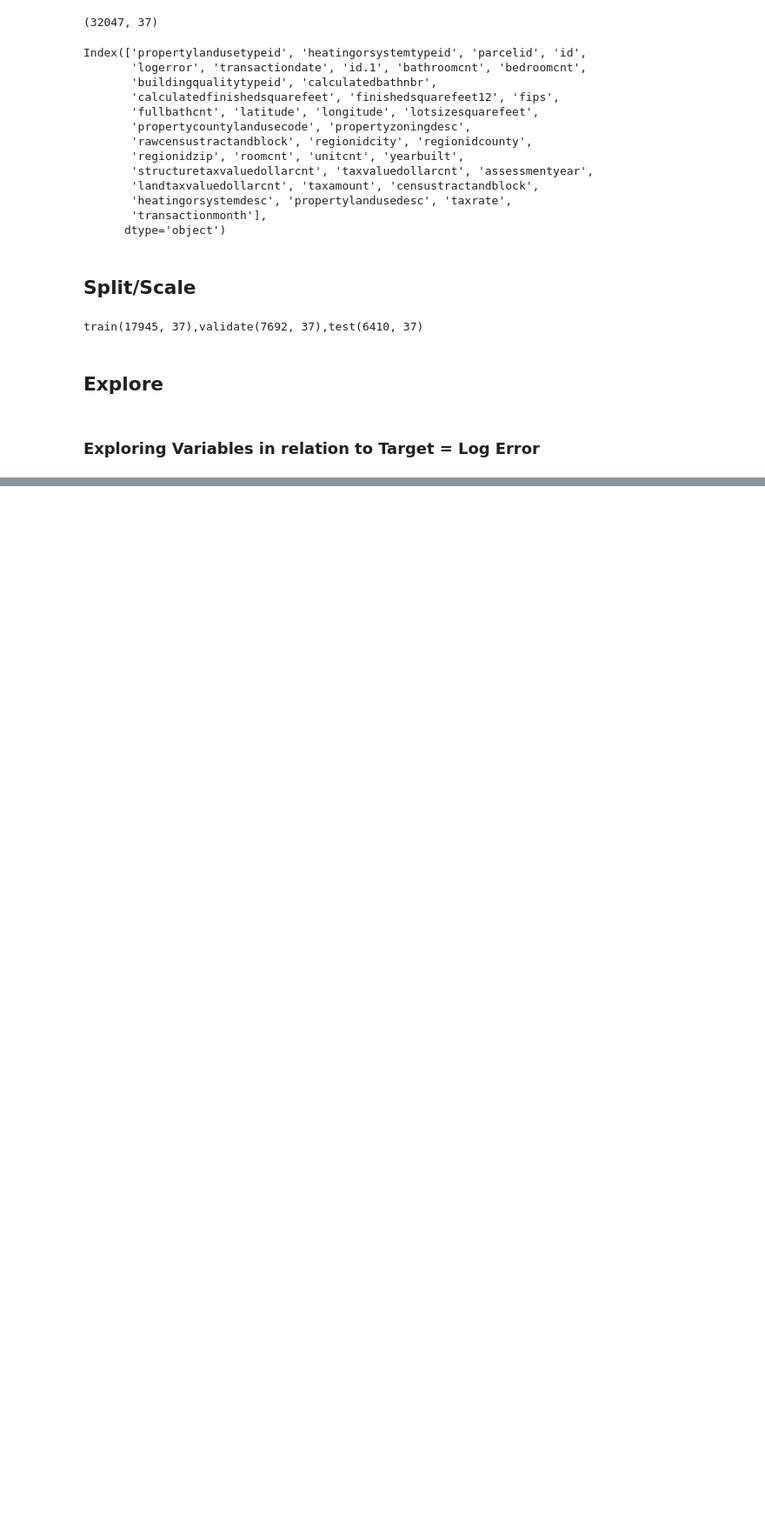
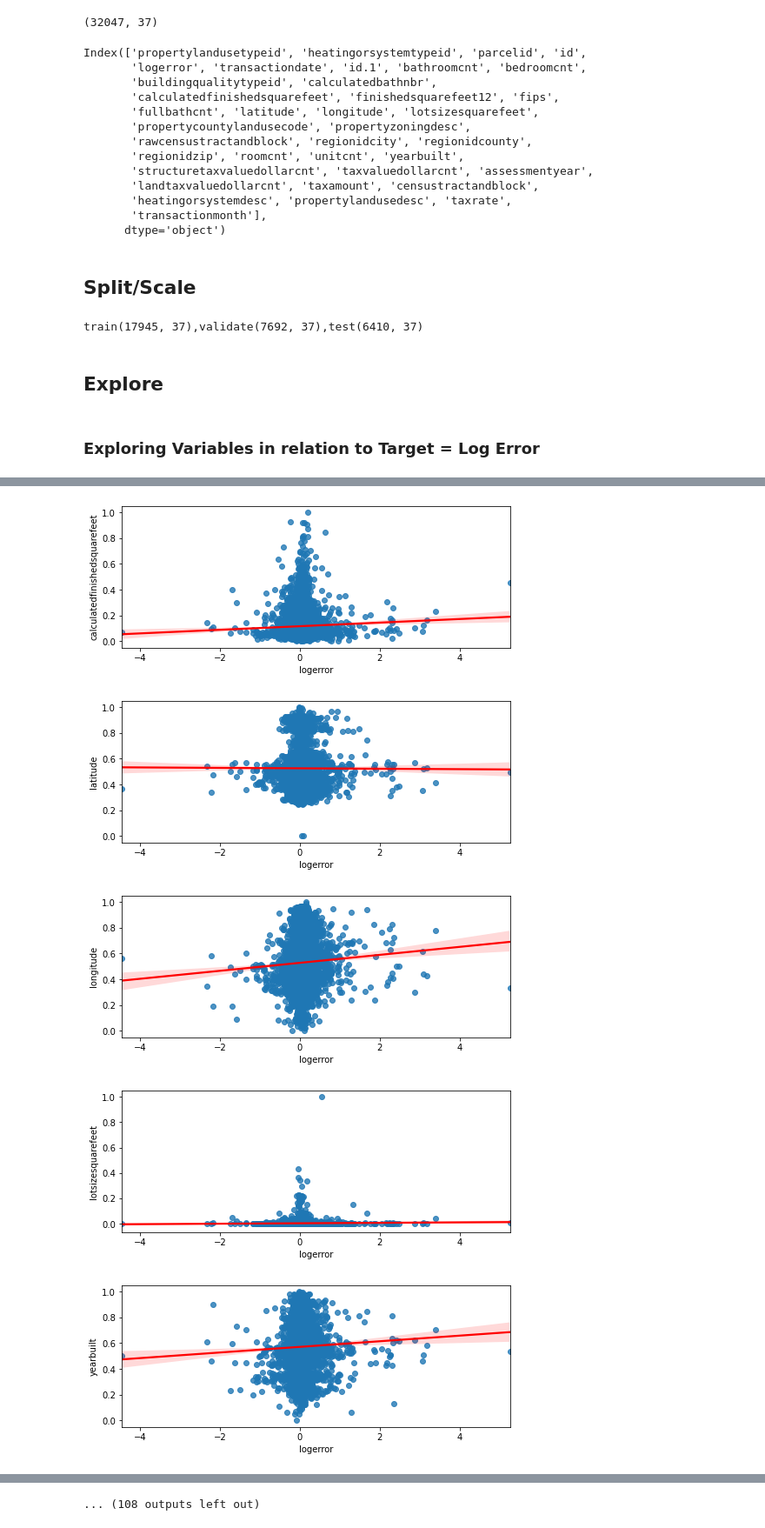
Before and after one commit to carterrxavier/clustering-project, a Jupyter notebook: initialnotebook.ipynb, the cells around one changed output, grey strips where cells are left out. Shown at 87% size. Saved outputs shown, nothing was run; the diff lists cells and outputs as text; code cells hidden in the pictures; blank space fills up the shorter version.

```diff
--- a/initialnotebook.ipynb
+++ b/initialnotebook.ipynb
@@ -93,0 +100,9 @@ TypeError: can't multiply sequence by non-int of type 'float'
+# %%
+#lets see how these compare to eachother
+explore.plot_variable_pairs(train_scaled[cont_vars])
+# %% [output]
+[figure, added]
+[figure, added]
+[figure, added]
+[figure, added]
+[figure, added]
@@ -93,0 +116 @@ TypeError: can't multiply sequence by non-int of type 'float'
+... (108 outputs left out)
```
Also changed, not shown: parts of 8 cells of this notebook, 2 other files.
